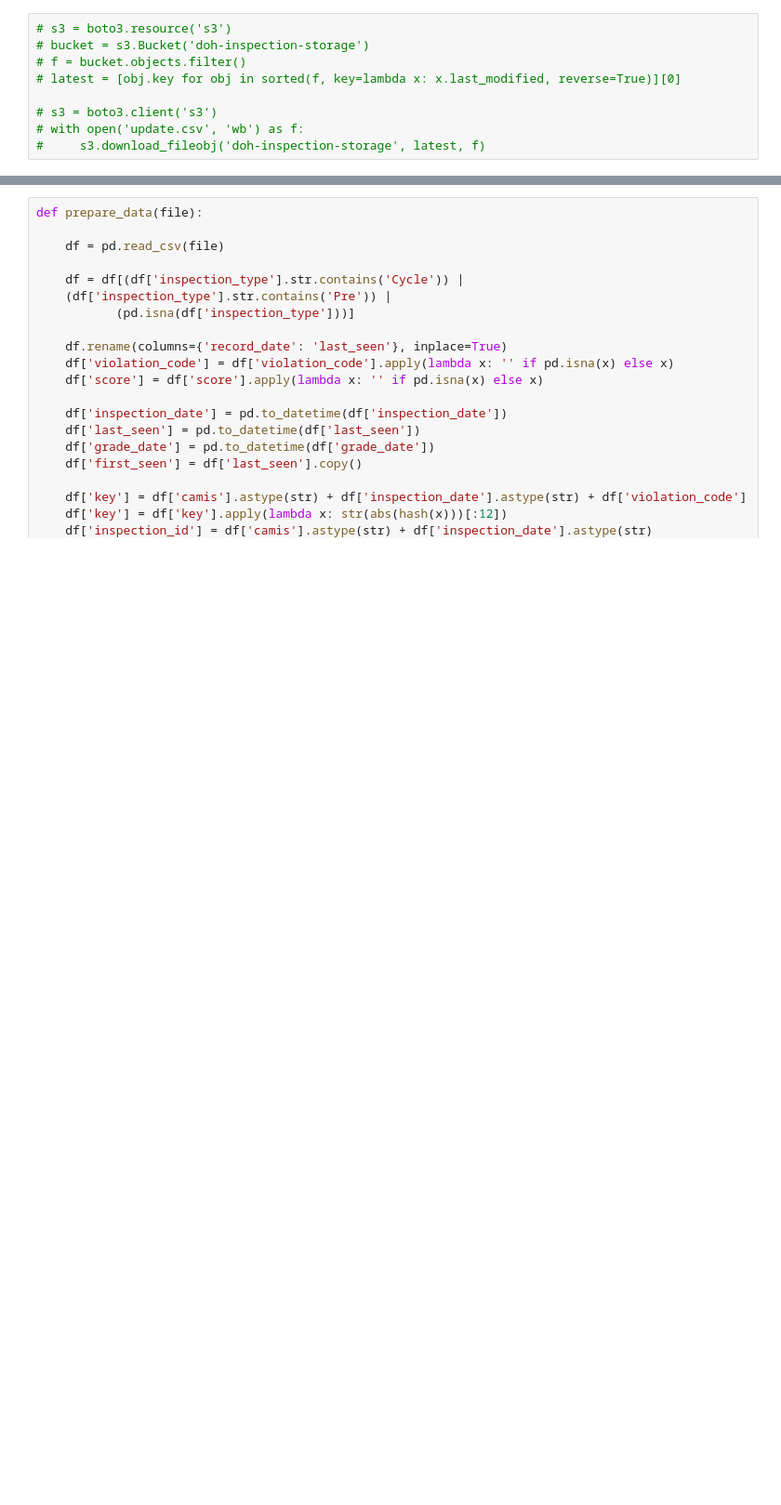
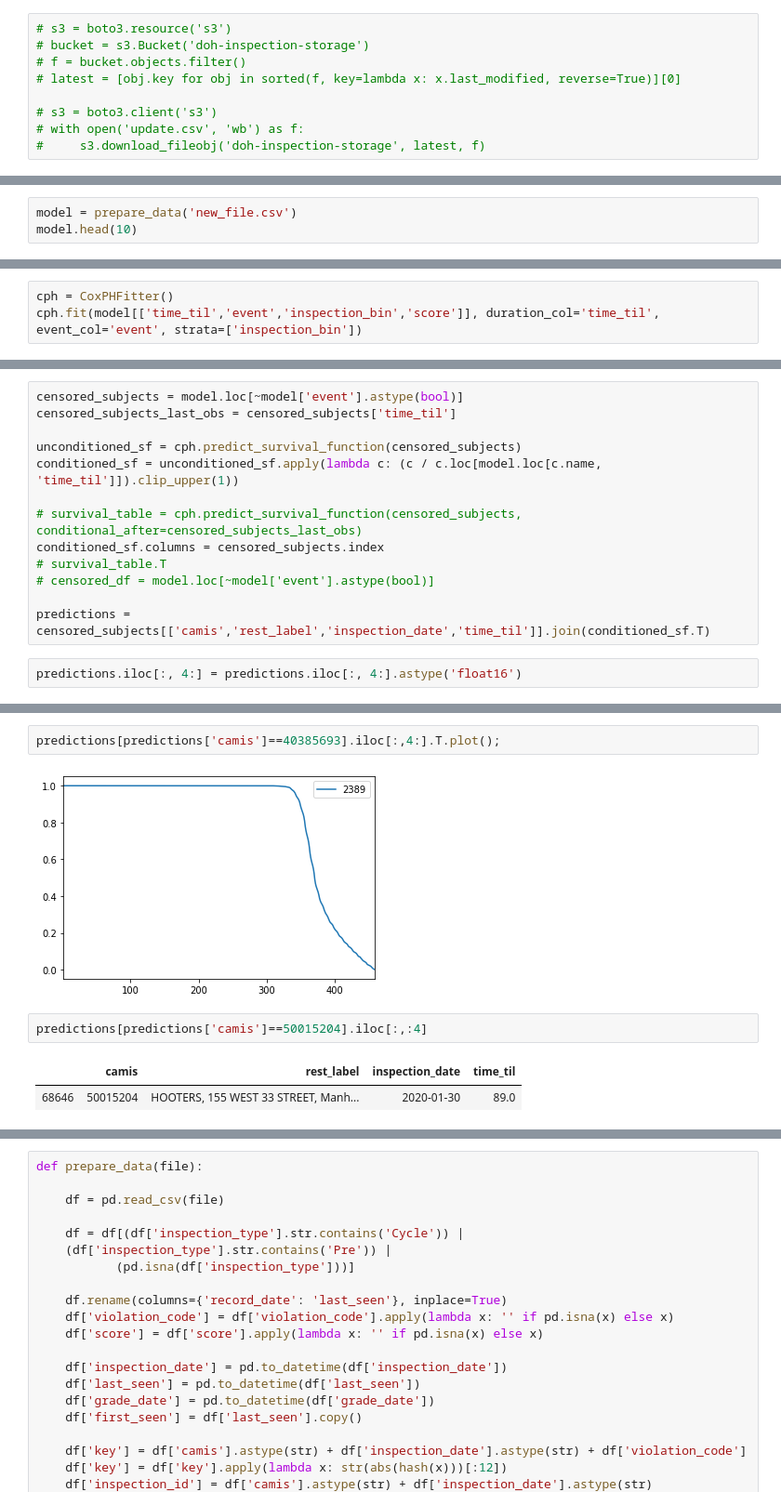
Before and after one commit to AdamWBeal/nyc_doh_predictor, a Jupyter notebook: scratchpad.ipynb, the cells around one changed output, grey strips where cells are left out. Shown: that part at 93% size. Cells and saved outputs as stored; diff of their text form; blank space fills up the shorter version.

```diff
--- a/scratchpad.ipynb
+++ b/scratchpad.ipynb
@@ -15,0 +142,3 @@ import sqlalchemy
+# %%
+model = prepare_data('new_file.csv')
+model.head(10)
@@ -15,0 +157,3 @@ import sqlalchemy
+# %%
+cph = CoxPHFitter()
+cph.fit(model[['time_til','event','inspection_bin','score']], duration_col='time_til', event_col='event', strata=['inspection_bin'])
@@ -15,0 +162,15 @@ import sqlalchemy
+# %%
+censored_subjects = model.loc[~model['event'].astype(bool)]
+censored_subjects_last_obs = censored_subjects['time_til']
+
+unconditioned_sf = cph.predict_survival_function(censored_subjects)
+conditioned_sf = unconditioned_sf.apply(lambda c: (c / c.loc[model.loc[c.name, 'time_til']]).clip_upper(1))
+
+# survival_table = cph.predict_survival_function(censored_subjects, conditional_after=censored_subjects_last_obs)
+conditioned_sf.columns = censored_subjects.index
+# survival_table.T
+# censored_df = model.loc[~model['event'].astype(bool)]
+
+predictions = censored_subjects[['camis','rest_label','inspection_date','time_til']].join(conditioned_sf.T)
+# %%
+predictions.iloc[:, 4:] = predictions.iloc[:, 4:].astype('float16')
@@ -15,0 +197,9 @@ import sqlalchemy
+# %%
+predictions[predictions['camis']==40385693].iloc[:,4:].T.plot();
+# %% [output]
+[figure, added]
+# %%
+predictions[predictions['camis']==50015204].iloc[:,:4]
+# %% [output]
+|  | camis | rest_label | inspection_date | time_til |
+| 68646 | 50015204 | HOOTERS, 155 WEST 33 STREET, Manh... | 2020-01-30 | 89.0 |
```
Also changed, not shown: parts of 40 cells of this notebook, 13 other files.
